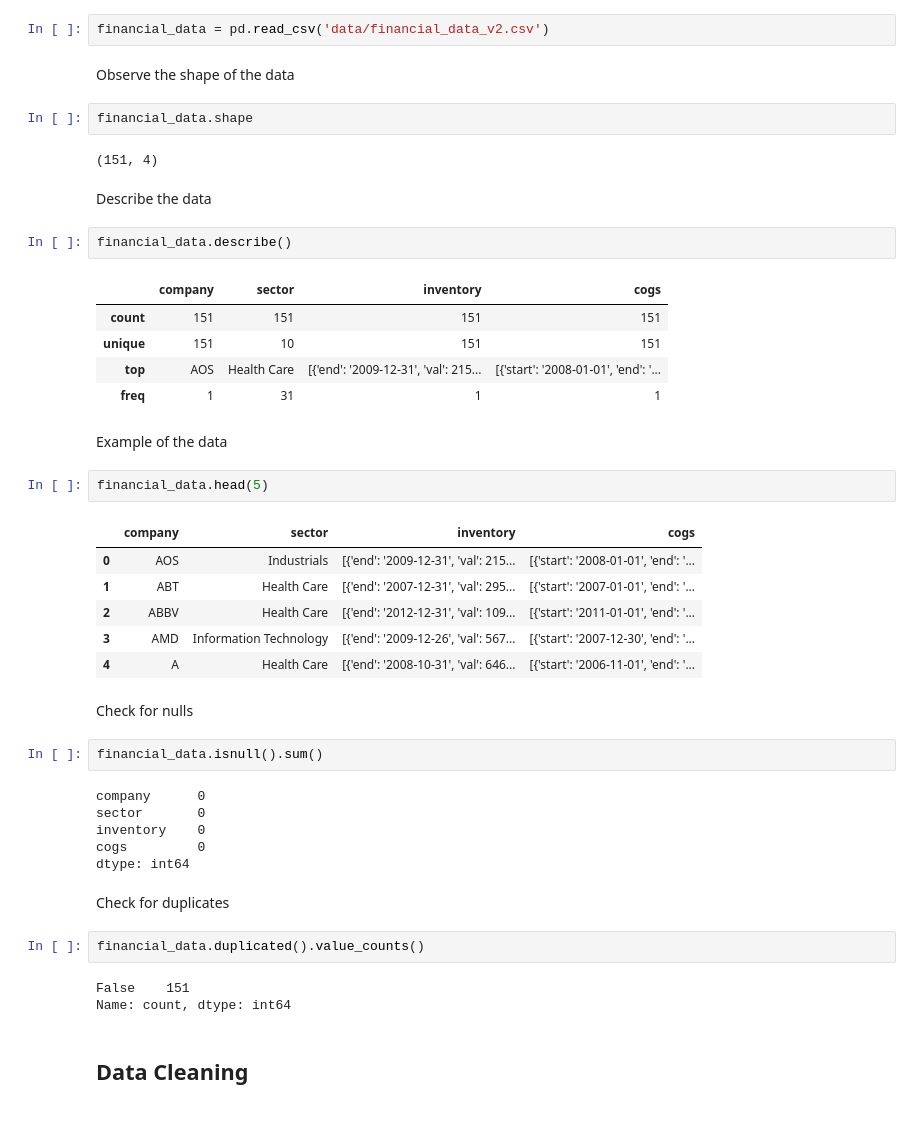
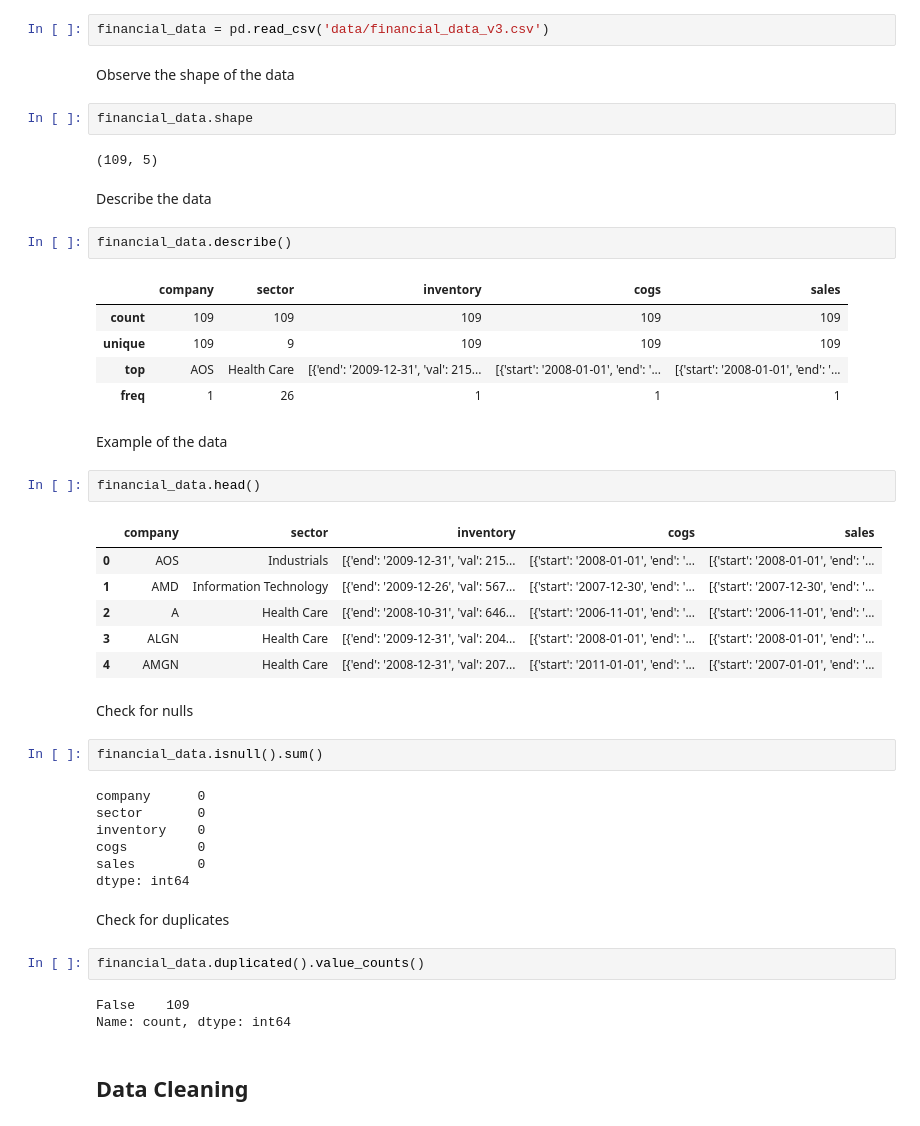
Before and after one commit to NateM024/inventory-analysis, a Jupyter notebook: capstone.ipynb, the cells around one changed output. Drawn from its saved outputs; the diff is of its cells as text.

```diff
--- a/capstone.ipynb
+++ b/capstone.ipynb
@@ -63,34 +66,34 @@ data.to_csv('data/financial_data_v2.csv', index=False)
 # %% [markdown]
 ## Data Exploration
 # %%
-financial_data = pd.read_csv('data/financial_data_v2.csv')
+financial_data = pd.read_csv('data/financial_data_v3.csv')
 # %% [markdown]
 Observe the shape of the data
 # %%
 financial_data.shape
 # %% [output]
-(151, 4)
+(109, 5)
 # %% [markdown]
 Describe the data
 # %%
 financial_data.describe()
 # %% [output]
-|  | company | sector | inventory | cogs |
-| count | 151 | 151 | 151 | 151 |
-| unique | 151 | 10 | 151 | 151 |
-| top | AOS | Health Care | [{'end': '2009-12-31', 'val': 215... | [{'start': '2008-01-01', 'end': '... |
-| freq | 1 | 31 | 1 | 1 |
+|  | company | sector | inventory | cogs | sales |
+| count | 109 | 109 | 109 | 109 | 109 |
+| unique | 109 | 9 | 109 | 109 | 109 |
+| top | AOS | Health Care | [{'end': '2009-12-31', 'val': 215... | [{'start': '2008-01-01', 'end': '... | [{'start': '2008-01-01', 'end': '... |
+| freq | 1 | 26 | 1 | 1 | 1 |
 # %% [markdown]
 Example of the data
 # %%
-financial_data.head(5)
+financial_data.head()
 # %% [output]
-|  | company | sector | inventory | cogs |
-| 0 | AOS | Industrials | [{'end': '2009-12-31', 'val': 215... | [{'start': '2008-01-01', 'end': '... |
-| 1 | ABT | Health Care | [{'end': '2007-12-31', 'val': 295... | [{'start': '2007-01-01', 'end': '... |
-| 2 | ABBV | Health Care | [{'end': '2012-12-31', 'val': 109... | [{'start': '2011-01-01', 'end': '... |
-| 3 | AMD | Information Technology | [{'end': '2009-12-26', 'val': 567... | [{'start': '2007-12-30', 'end': '... |
-| 4 | A | Health Care | [{'end': '2008-10-31', 'val': 646... | [{'start': '2006-11-01', 'end': '... |
+|  | company | sector | inventory | cogs | sales |
+| 0 | AOS | Industrials | [{'end': '2009-12-31', 'val': 215... | [{'start': '2008-01-01', 'end': '... | [{'start': '2008-01-01', 'end': '... |
+| 1 | AMD | Information Technology | [{'end': '2009-12-26', 'val': 567... | [{'start': '2007-12-30', 'end': '... | [{'start': '2007-12-30', 'end': '... |
+| 2 | A | Health Care | [{'end': '2008-10-31', 'val': 646... | [{'start': '2006-11-01', 'end': '... | [{'start': '2006-11-01', 'end': '... |
+| 3 | ALGN | Health Care | [{'end': '2009-12-31', 'val': 204... | [{'start': '2008-01-01', 'end': '... | [{'start': '2008-01-01', 'end': '... |
+| 4 | AMGN | Health Care | [{'end': '2008-12-31', 'val': 207... | [{'start': '2011-01-01', 'end': '... | [{'start': '2007-01-01', 'end': '... |
 # %% [markdown]
 Check for nulls
 # %%
@@ -100,13 +103,14 @@ company      0
 sector       0
 inventory    0
 cogs         0
+sales        0
 dtype: int64
 # %% [markdown]
 Check for duplicates
 # %%
 financial_data.duplicated().value_counts()
 # %% [output]
-False    151
+False    109
 Name: count, dtype: int64
 # %% [markdown]
 ## Data Cleaning
```
Also changed, not shown: parts of 21 cells of this notebook, 1 other file.
